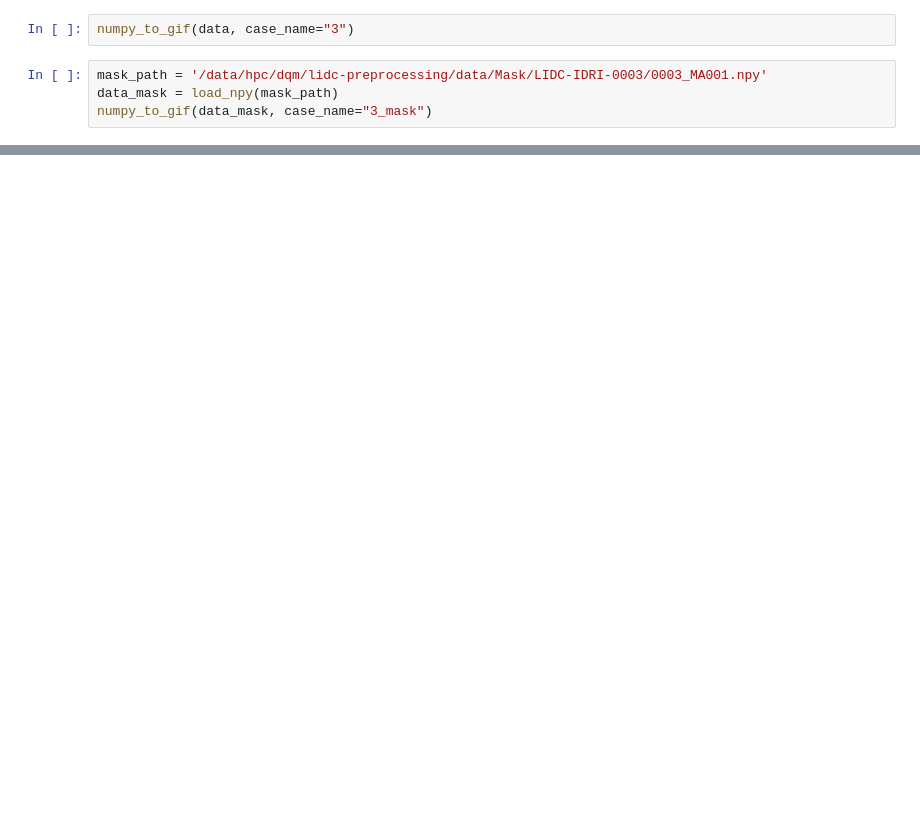
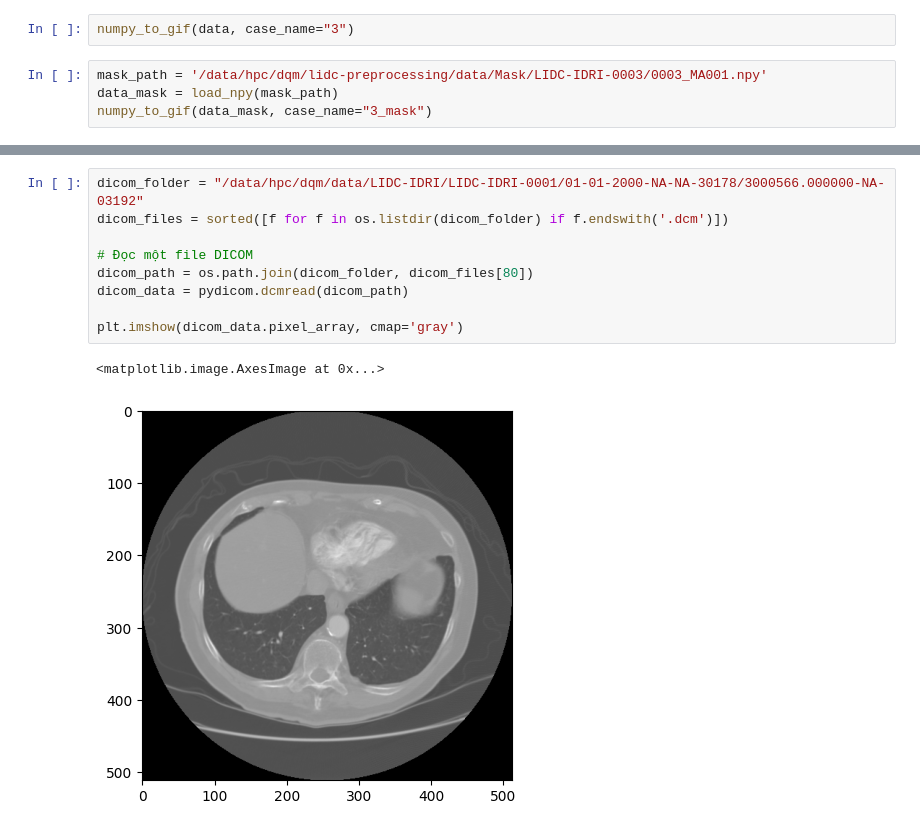
Before and after one commit to minhminh2k/3D-SegClass-Medical, a Jupyter notebook: notebooks/data.ipynb, the cells around one changed output, grey strips where cells are left out. Drawn from its saved outputs; the diff is of its cells as text; blank space fills up the shorter version.

```diff
--- a/notebooks/data.ipynb
+++ b/notebooks/data.ipynb
@@ -72,0 +117,12 @@ numpy_to_gif(data_mask, case_name="3_mask")
+# %%
+dicom_folder = "/data/hpc/dqm/data/LIDC-IDRI/LIDC-IDRI-0001/01-01-2000-NA-NA-30178/3000566.000000-NA-03192"
+dicom_files = sorted([f for f in os.listdir(dicom_folder) if f.endswith('.dcm')])
+
+# Đọc một file DICOM
+dicom_path = os.path.join(dicom_folder, dicom_files[80])
+dicom_data = pydicom.dcmread(dicom_path)
+
+plt.imshow(dicom_data.pixel_array, cmap='gray')
+# %% [output]
+<matplotlib.image.AxesImage at 0x...>
+[figure, added]
```
Also changed, not shown: parts of 20 cells of this notebook, 14 other files.
